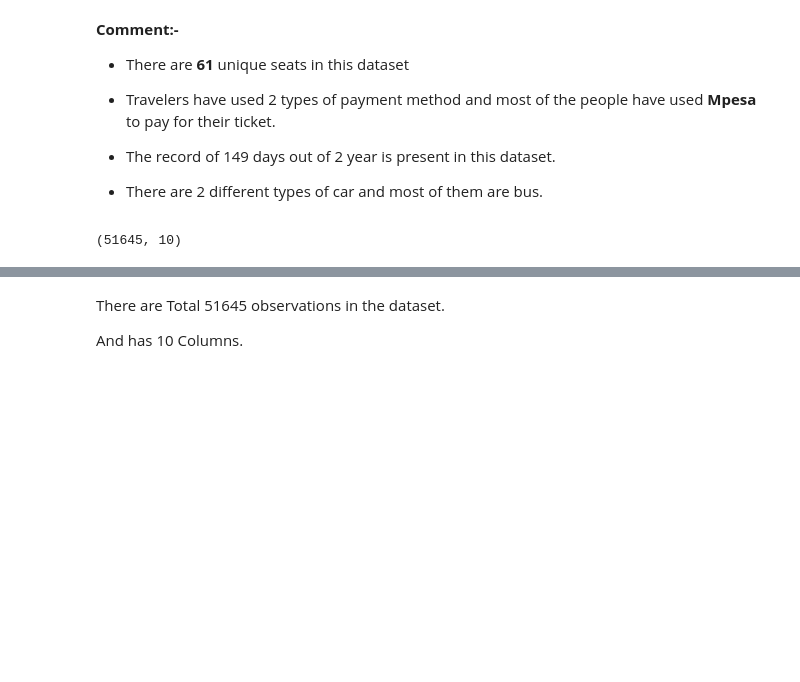
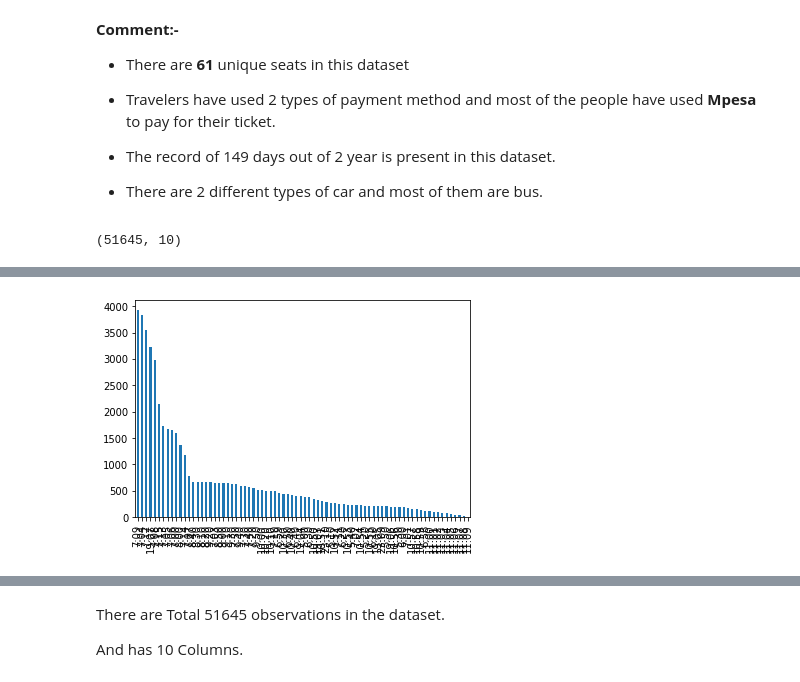
Before and after one commit to KaiwalyaZ/Transport-Demand-Prediction, a Jupyter notebook: Transport_demand_prediction_Kaiwalya.ipynb, the cells around one changed output, grey strips where cells are left out. Drawn from its saved outputs; the diff is of its cells as text; code cells hidden in the pictures; blank space fills up the shorter version.

```diff
--- a/Transport_demand_prediction_Kaiwalya.ipynb
+++ b/Transport_demand_prediction_Kaiwalya.ipynb
@@ -141,0 +168,5 @@ dpdt.shape
+# %%
+dpdt['travel_time'].value_counts().plot(kind='bar')
+plt.show()
+# %% [output]
+[figure, added]
```
Also changed, not shown: parts of 15 cells of this notebook.
